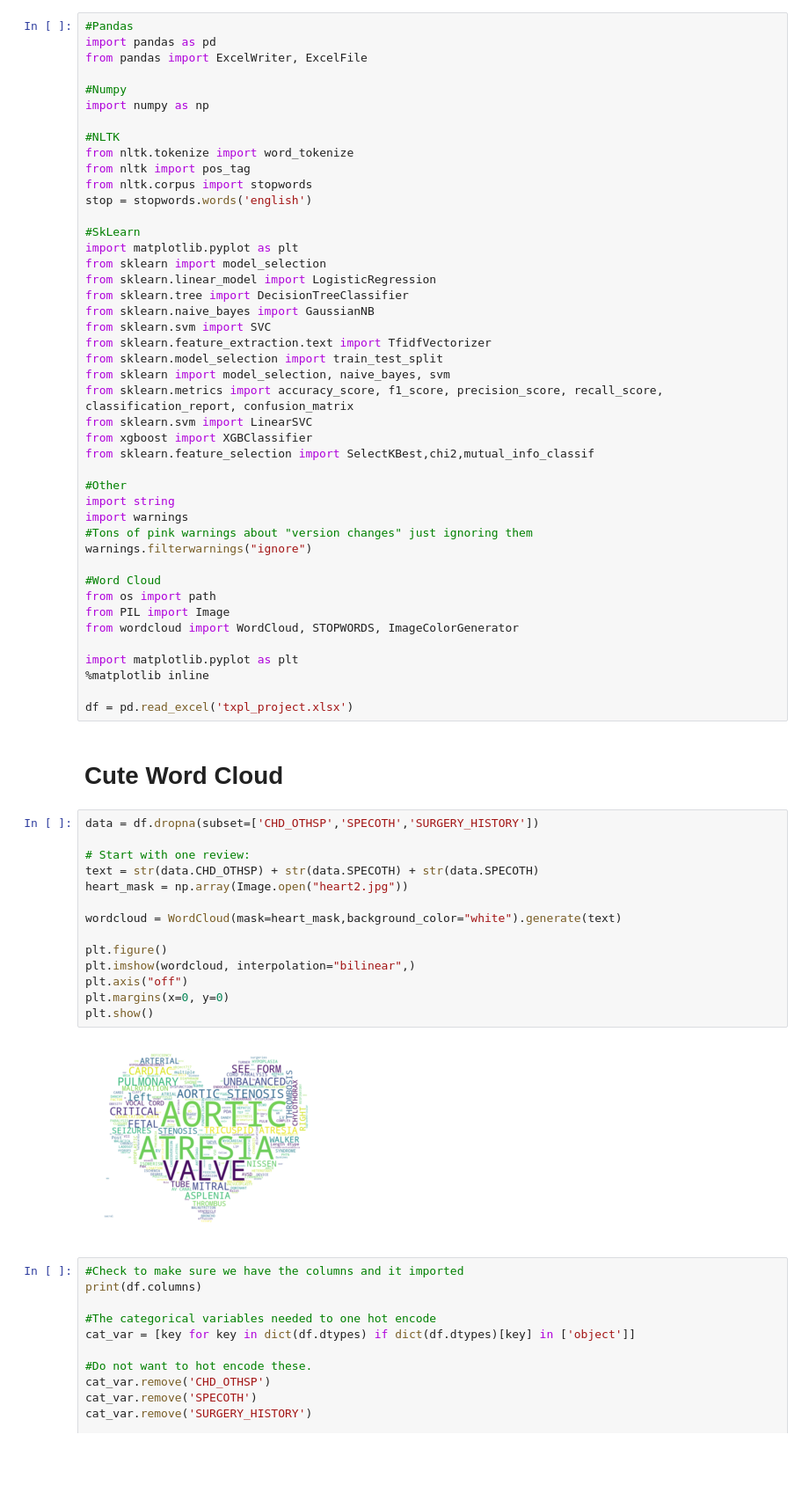
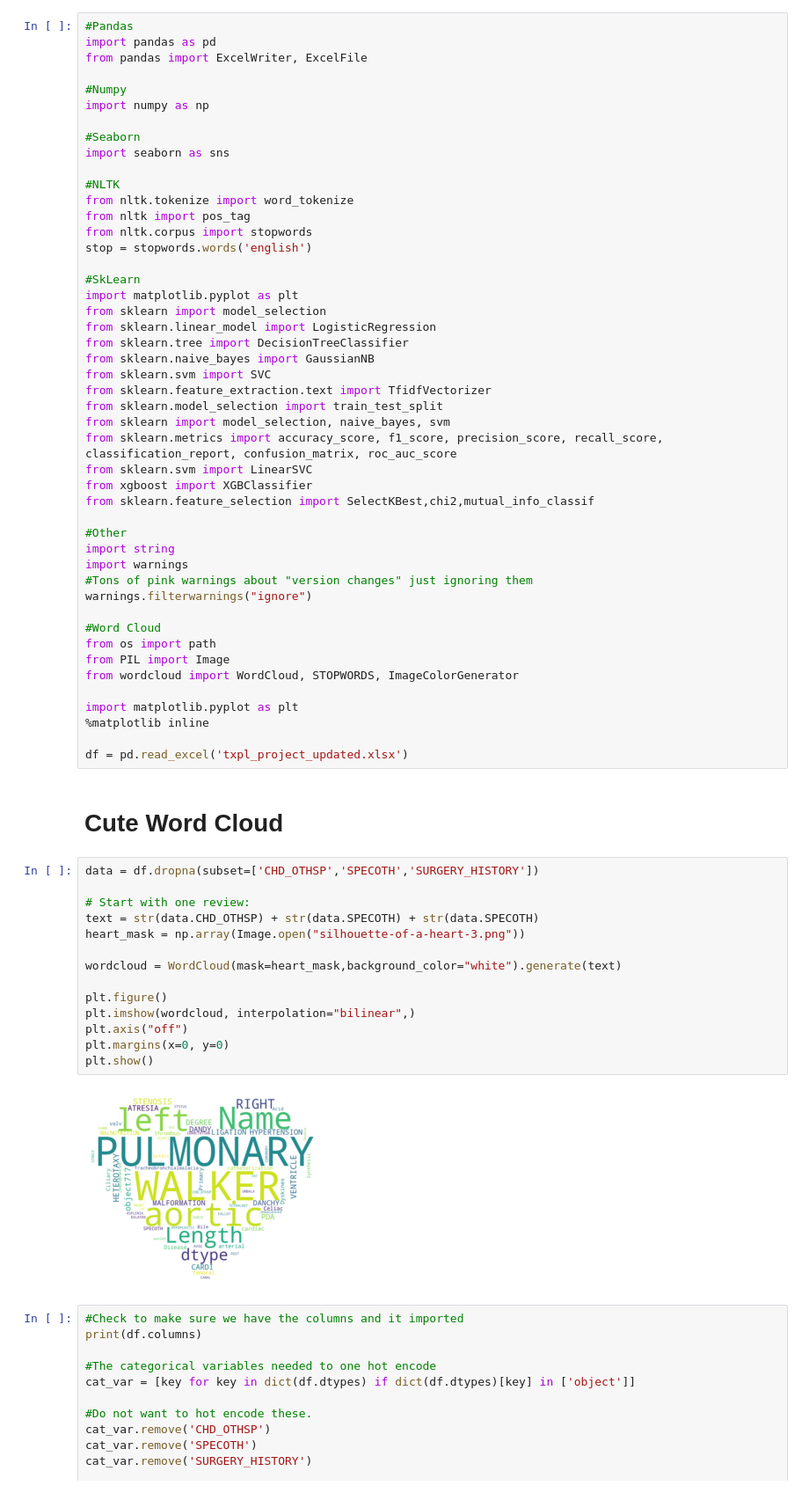
Before and after one commit to uabinf/nlp-fall-2019-project-textmania, a Jupyter notebook: Graft Loss SV.ipynb, the cells around one changed output. Shown at 88% size. Drawn from its saved outputs; the diff is of its cells as text; blank space fills up the shorter version.

```diff
--- a/Graft Loss SV.ipynb
+++ b/Graft Loss SV.ipynb
@@ -7,6 +7,9 @@ from pandas import ExcelWriter, ExcelFile
 
 #Numpy
 import numpy as np
+
+#Seaborn
+import seaborn as sns
 
 #NLTK
 from nltk.tokenize import word_tokenize
@@ -24,7 +27,7 @@ from sklearn.svm import SVC
 from sklearn.feature_extraction.text import TfidfVectorizer
 from sklearn.model_selection import train_test_split
 from sklearn import model_selection, naive_bayes, svm
-from sklearn.metrics import accuracy_score, f1_score, precision_score, recall_score, classification_report, confusion_matrix
+from sklearn.metrics import accuracy_score, f1_score, precision_score, recall_score, classification_report, confusion_matrix, roc_auc_score
 from sklearn.svm import LinearSVC
 from xgboost import XGBClassifier
 from sklearn.feature_selection import SelectKBest,chi2,mutual_info_classif
@@ -43,25 +46,25 @@ from wordcloud import WordCloud, STOPWORDS, ImageColorGenerator
 import matplotlib.pyplot as plt
 %matplotlib inline
 
-df = pd.read_excel('txpl_project.xlsx')
+df = pd.read_excel('txpl_project_updated.xlsx')
 # %% [markdown]
 # Cute Word Cloud
 # %%
 data = df.dropna(subset=['CHD_OTHSP','SPECOTH','SURGERY_HISTORY'])
 
 # Start with one review:
 text = str(data.CHD_OTHSP) + str(data.SPECOTH) + str(data.SPECOTH)
-heart_mask = np.array(Image.open("heart2.jpg"))
+heart_mask = np.array(Image.open("silhouette-of-a-heart-3.png"))
 
 wordcloud = WordCloud(mask=heart_mask,background_color="white").generate(text)
 
 plt.figure()
 plt.imshow(wordcloud, interpolation="bilinear",)
 plt.axis("off")
 plt.margins(x=0, y=0)
 plt.show()
 # %% [output]
-[figure, old version]
+[figure, new version]
 # %%
 #Check to make sure we have the columns and it imported
 print(df.columns)
```
Also changed, not shown: parts of 18 cells of this notebook, 1 other file.
